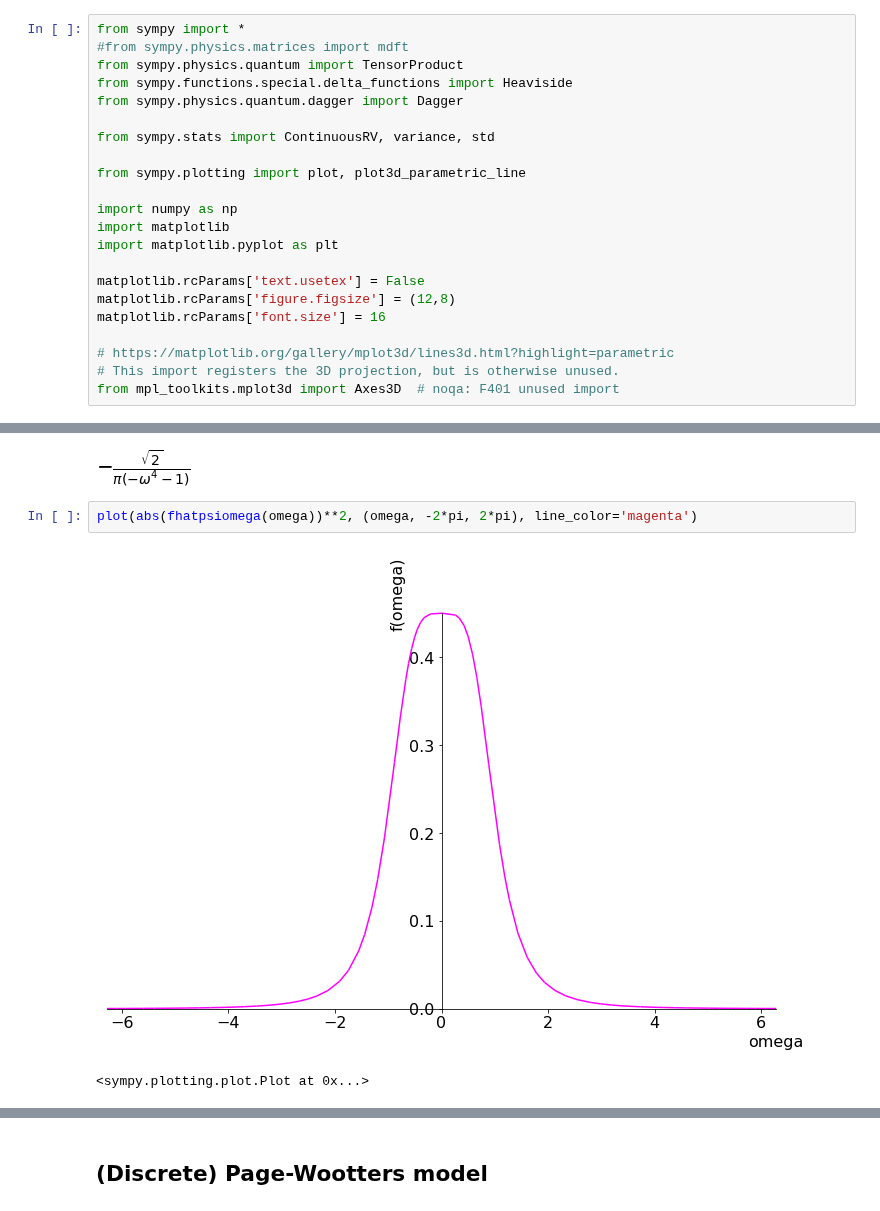
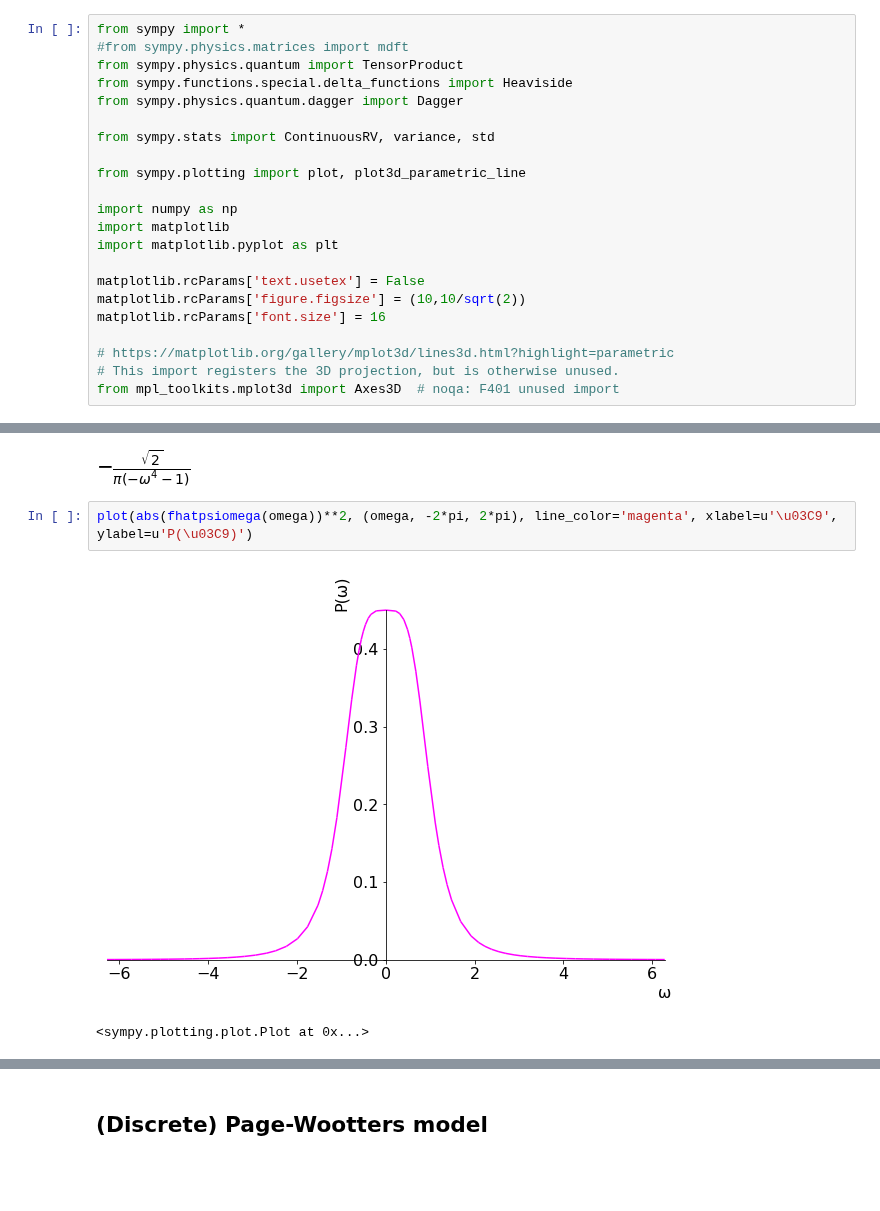
Before and after one commit to gderosa/timeq, a Jupyter notebook: comp/jupyter/detect.ipynb, the cells around one changed output, grey strips where cells are left out. Saved outputs shown, nothing was run; the diff lists cells and outputs as text; blank space fills up the shorter version.

```diff
--- a/comp/jupyter/detect.ipynb
+++ b/comp/jupyter/detect.ipynb
@@ -16,7 +16,7 @@ import matplotlib
 import matplotlib.pyplot as plt
 
 matplotlib.rcParams['text.usetex'] = False
-matplotlib.rcParams['figure.figsize'] = (12,8)
+matplotlib.rcParams['figure.figsize'] = (10,10/sqrt(2))
 matplotlib.rcParams['font.size'] = 16
 
 # https://matplotlib.org/gallery/mplot3d/lines3d.html?highlight=parametric
@@ -289,9 +289,9 @@ abs(fhatpsiomega(omega))**2
 # %% [output]
 [figure]
 # %%
-plot(abs(fhatpsiomega(omega))**2, (omega, -2*pi, 2*pi), line_color='magenta')
+plot(abs(fhatpsiomega(omega))**2, (omega, -2*pi, 2*pi), line_color='magenta', xlabel=u'\u03C9', ylabel=u'P(\u03C9)')
 # %% [output]
-[figure, old version]
+[figure, new version]
 <sympy.plotting.plot.Plot at 0x...>
 # %%
 # graphical comparison with a normalized gaussian
```
Also changed, not shown: parts of 15 cells of this notebook, 5 other files.
